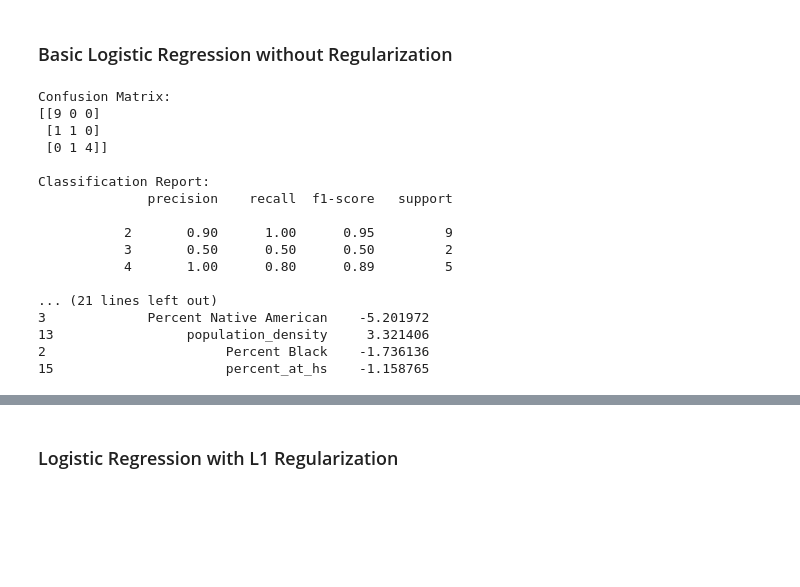
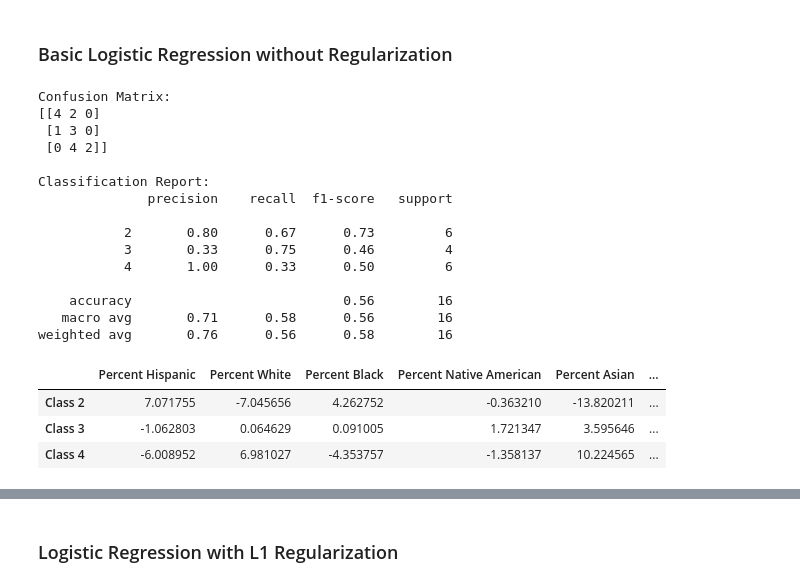
Before and after one commit to uelski/4447_Final_Project, a Jupyter notebook: src/models/equity_classification.ipynb, the cells around one changed output, grey strips where cells are left out. Drawn from its saved outputs; the diff is of its cells as text; code cells hidden in the pictures; blank space fills up the shorter version.

Commit message:
full pass logistic regression models start of cleaning up linear crime model

```diff
--- a/src/models/equity_classification.ipynb
+++ b/src/models/equity_classification.ipynb
@@ -23,10 +24,13 @@ y = df[target_col].round().astype(int).values
 y[y == 5] = 4
 
 # train test split
-X_train, X_test, y_train, y_test = train_test_split(X, y, test_size=0.2, random_state=42)
+X_train, X_test, y_train, y_test = train_test_split(X, y, test_size=0.2, random_state=42, stratify=y)
 
 # scale
 scaler = StandardScaler()
-X_scaled = scaler.fit_transform(X)
 X_train_scaled = scaler.fit_transform(X_train)
 X_test_scaled = scaler.transform(X_test)
+
+# scale full X
+scaler_full = StandardScaler()
+X_scaled = scaler_full.fit_transform(X)
@@ -51,28 +74,32 @@ print(confusion_matrix(y_test, y_pred))
 
 print("\nClassification Report:")
 print(classification_report(y_test, y_pred, zero_division=0))
-
-# coefficients
-coef_df = pd.DataFrame({
-    'feature': X.columns,
-    'coefficient': log_reg.coef_[0]
-})
-print(coef_df.sort_values(by='coefficient', key=abs, ascending=False))
 # %% [output]
 Confusion Matrix:
-[[9 0 0]
- [1 1 0]
- [0 1 4]]
+[[4 2 0]
+ [1 3 0]
+ [0 4 2]]
 
 Classification Report:
               precision    recall  f1-score   support
 
-           2       0.90      1.00      0.95         9
-           3       0.50      0.50      0.50         2
-           4       1.00      0.80      0.89         5
+           2       0.80      0.67      0.73         6
+           3       0.33      0.75      0.46         4
+           4       1.00      0.33      0.50         6
 
-... (21 lines left out)
-3             Percent Native American    -5.201972
-13                 population_density     3.321406
-2                       Percent Black    -1.736136
-15                      percent_at_hs    -1.158765
+    accuracy                           0.56        16
+   macro avg       0.71      0.58      0.56        16
+weighted avg       0.76      0.56      0.58        16
+# %%
+# coefficients
+coef_df = pd.DataFrame(
+    log_reg.coef_,
+    columns=X.columns,
+    index=[f"Class {tier}" for tier in log_reg.classes_]
+)
+coef_df
+# %% [output]
+|  | Percent Hispanic | Percent White | Percent Black | Percent Native American | Percent Asian | ... |
+| Class 2 | 7.071755 | -7.045656 | 4.262752 | -0.363210 | -13.820211 | ... |
+| Class 3 | -1.062803 | 0.064629 | 0.091005 | 1.721347 | 3.595646 | ... |
+| Class 4 | -6.008952 | 6.981027 | -4.353757 | -1.358137 | 10.224565 | ... |
```
Also changed, not shown: parts of 28 cells of this notebook, 2 other files.
